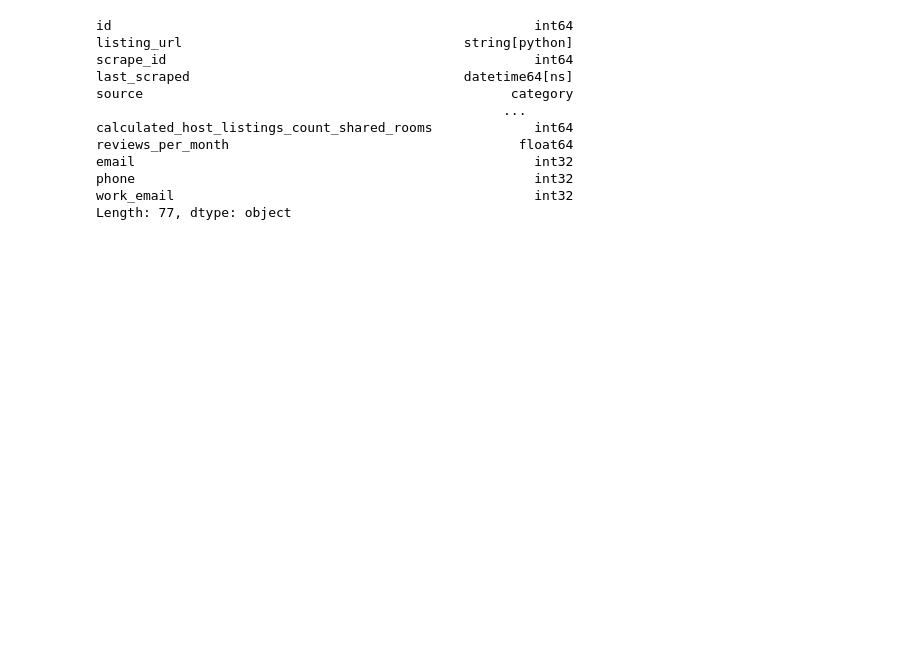
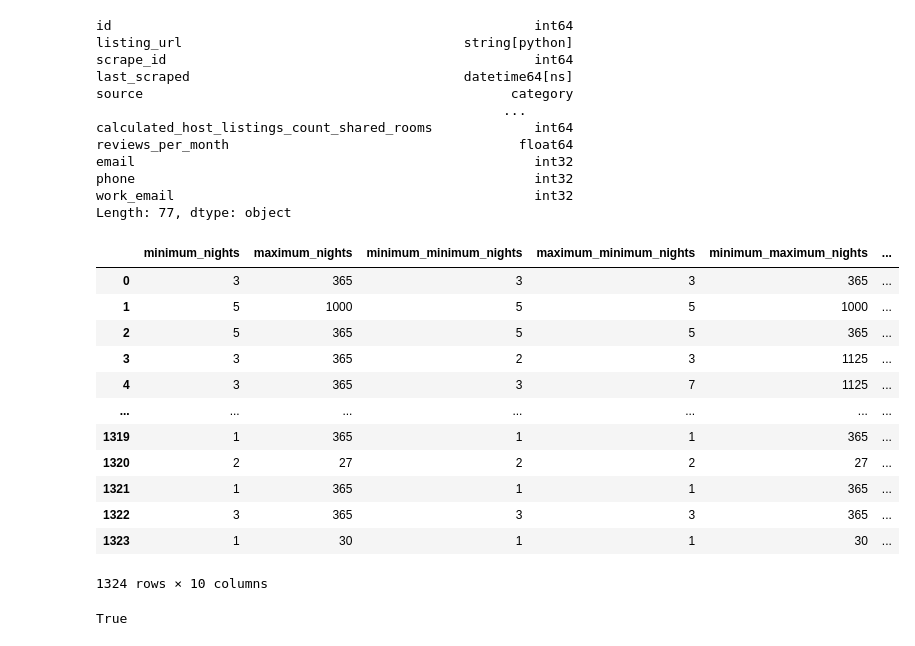
Before and after one commit to KaroIex/New-Jersey, a Jupyter notebook: New Jersey.ipynb, the cells around one changed output. Cells and saved outputs as stored; diff of their text form; code cells hidden in the pictures; blank space fills up the shorter version.

```diff
--- a/New Jersey.ipynb
+++ b/New Jersey.ipynb
@@ -492,0 +560,3 @@ data['room_type'] = data['room_type'].astype('category')
+# %%
+amenities_list = data['amenities'].apply(parse_verification_list)
+amenities_list
@@ -493,3 +581,9 @@ data['room_type'] = data['room_type'].astype('category')
+# %%
+data['bathrooms_text'] = data['bathrooms_text'].astype('string')
+data['amenities'] = amenities_list
+data['price'] = data['price'].str.replace(r'[^0-9.]', '', regex=True).astype(float)
+data['bedrooms'] = data['bedrooms'].astype('Int64')
+data['beds'] = data['beds'].astype('Int64')
 # %%
 data.dtypes
 # %% [output]
@@ -505,32 +599,23 @@ email                                                   int32
 phone                                                   int32
 work_email                                              int32
 Length: 77, dtype: object
-# %%
-data['bathrooms_text'] = data['bathrooms_text'].astype('string')
-data['amenities'] = data['amenities'].astype('string')
-
-data['price'] = data['price'].str.replace(r'[^0-9.]', '', regex=True).astype(float)
-
-
-
-# Check if 'bedrooms' and 'beds' contain only integers (or NaN)
-
-unique_bedrooms = data['bedrooms'].dropna().unique()
-
-unique_beds = data['beds'].dropna().unique()
-
-is_bedrooms_integers = all(x.is_integer() for x in unique_bedrooms)
-
-is_beds_integers = all(x.is_integer() for x in unique_beds)
-
-
-
-# Convert 'bedrooms' and 'beds' to int types if they contain only integer values
-
-if is_bedrooms_integers:
-
-    data['bedrooms'] = data['bedrooms'].astype('Int64')  # Use 'Int64' (capitalized) to allow NaN values
-
-if is_beds_integers:
-
-    data['beds'] = data['beds'].astype('Int64')  # Use 'Int64' (capitalized) to allow NaN values
+# %%
+data.iloc[:, 40:50]
+# %% [output]
+|  | minimum_nights | maximum_nights | minimum_minimum_nights | maximum_minimum_nights | minimum_maximum_nights | ... |
+| 0 | 3 | 365 | 3 | 3 | 365 | ... |
+| 1 | 5 | 1000 | 5 | 5 | 1000 | ... |
+| 2 | 5 | 365 | 5 | 5 | 365 | ... |
+| 3 | 3 | 365 | 2 | 3 | 1125 | ... |
+| 4 | 3 | 365 | 3 | 7 | 1125 | ... |
+| ... | ... | ... | ... | ... | ... | ... |
+| 1319 | 1 | 365 | 1 | 1 | 365 | ... |
+| 1320 | 2 | 27 | 2 | 2 | 27 | ... |
+| 1321 | 1 | 365 | 1 | 1 | 365 | ... |
+| 1322 | 3 | 365 | 3 | 3 | 365 | ... |
+| 1323 | 1 | 30 | 1 | 1 | 30 | ... |
+1324 rows × 10 columns
+# %%
+data['calendar_updated'].isnull().all()
+# %% [output]
+True
```
Also changed, not shown: parts of 12 cells of this notebook.
